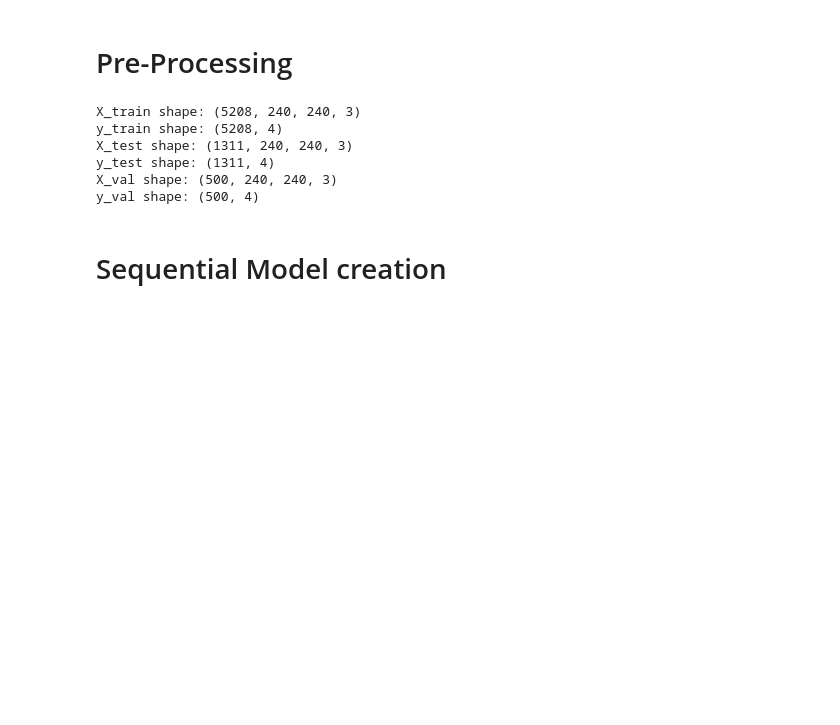
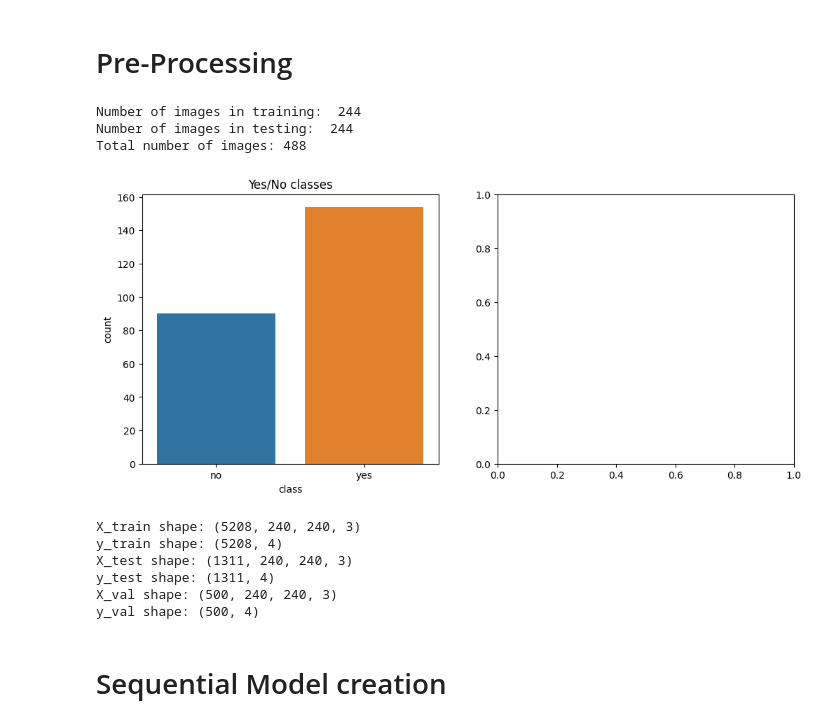
Before and after one commit to Jamesfryer1998/BrainTumourDetection, a Jupyter notebook: Notebooks/Model_creation.ipynb, the cells around one changed output. Cells and saved outputs as stored; diff of their text form; code cells hidden in the pictures; blank space fills up the shorter version.

```diff
--- a/Notebooks/Model_creation.ipynb
+++ b/Notebooks/Model_creation.ipynb
@@ -65,5 +65,40 @@ Total number of images: 7019
 # %% [markdown]
 # Pre-Processing
+# %%
+root_path = '/Users/james/MScCode/Final Project/Datasets_cleaned/240_resolution/brain_tumour_small/'
+labels = []
+
+quantity_tr = {}
+quantity_te = {}
+for folder in os.listdir(root_path):
+    if folder != '.DS_Store':
+        quantity_tr[folder] = len(os.listdir(root_path+folder))
+        labels.append(folder)
+
+for folder in os.listdir(root_path):
+    if folder != '.DS_Store':
+        quantity_te[folder] = len(os.listdir(root_path+folder))
+
+
+quantity_train = pd.DataFrame(list(quantity_tr.items()),
+                              index=range(0,len(quantity_tr)), columns=['class','count'])
+
+quantity_test = pd.DataFrame(list(quantity_te.items()),
+                              index=range(0,len(quantity_te)), columns=['class','count'])
+
+figure, ax = plt.subplots(1,2,figsize=(12,5))
+sns.barplot(x='class',y='count',data=quantity_train,ax=ax[0]).set(title='Yes/No classes')
+
+print("Number of images in training: ", sum(quantity_tr.values()))
+print("Number of images in testing: ", sum(quantity_te.values()))
+print(f'Total number of images: {sum(quantity_tr.values()) + sum(quantity_te.values())}')
+
+plt.show()
+# %% [output]
+Number of images in training:  244
+Number of images in testing:  244
+Total number of images: 488
+[figure, added]
 # %%
 def multiclass_preprocessing():
     X_train=[]
```
Also changed, not shown: parts of 1 cell of this notebook, 7 other files.
